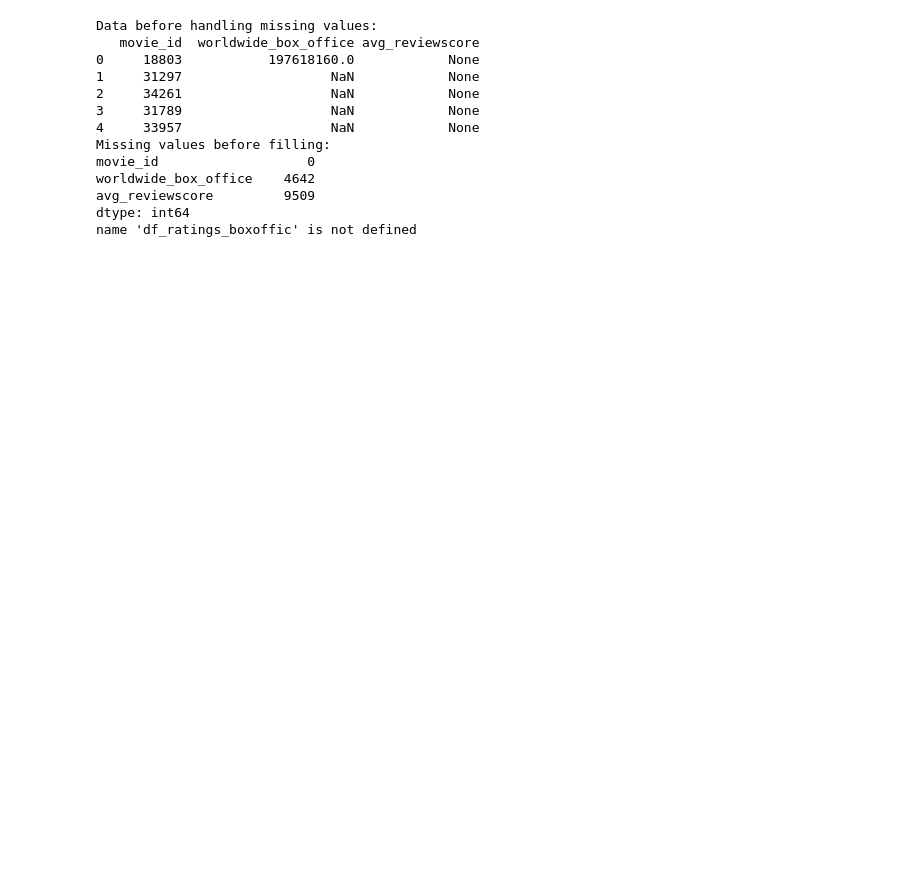
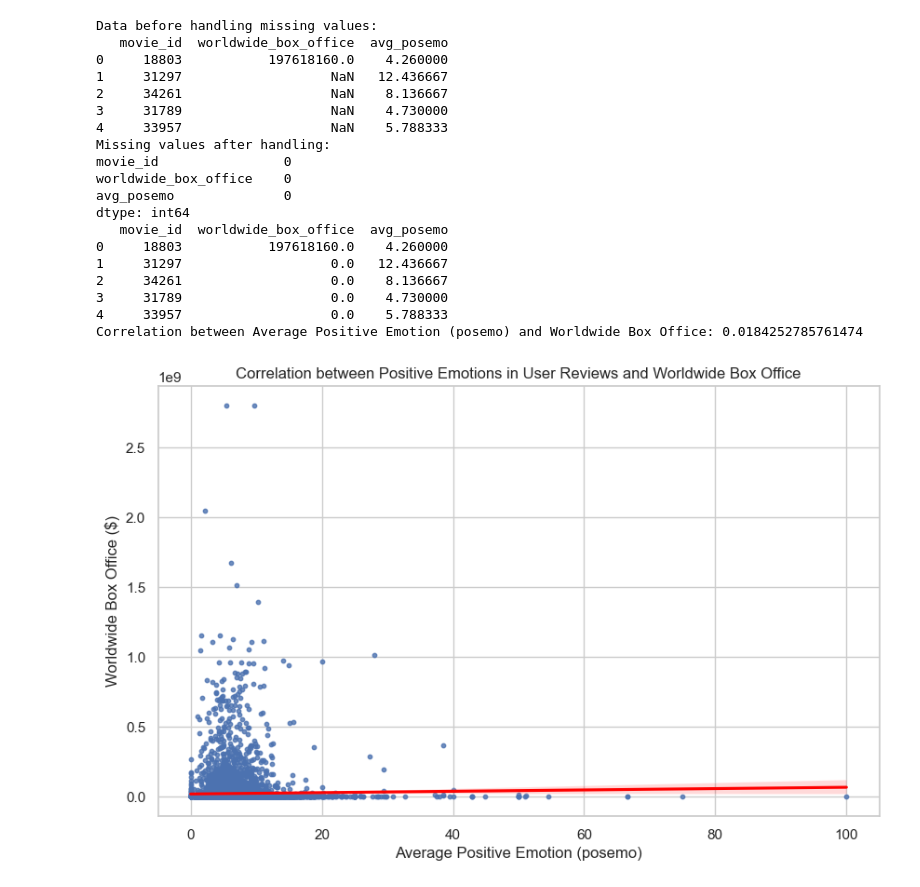
Before and after one commit to laibaaac/gbm, a Jupyter notebook: db.ipynb, the cells around one changed output. Cells and saved outputs as stored; diff of their text form; code cells hidden in the pictures; blank space fills up the shorter version.

```diff
--- a/db.ipynb
+++ b/db.ipynb
@@ -13,7 +15,7 @@ def load_config():
         'port': '5432'
     }
 
-def get_user_ratings_boxoffice_data():
+def get_posemo_boxoffice_data():
     config = load_config()
     try:
         with psycopg2.connect(**config) as conn:
@@ -22,73 +24,74 @@ def get_user_ratings_boxoffice_data():
                 SELECT
                     movie_table.movie_id,
                     movie_table.worldwideboxoffice,
-                    AVG(user_reviews.reviewscore) AS avg_reviewscore
+                    AVG(user_reviews.posemo) AS avg_posemo
                 FROM movie_table
                 JOIN user_reviews ON movie_table.movie_id = user_reviews.movie_id
-                GROUP BY movie_table.movie_id
+                WHERE user_reviews.posemo IS NOT NULL
+                GROUP BY movie_table.movie_id;
                 """
                 cur.execute(query)
 
                 rows = cur.fetchall()
-                df_ratings_boxoffice = pd.DataFrame(rows, columns=['movie_id', 'worldwide_box_office', 'avg_reviewscore'])
+                df_posemo_boxoffice = pd.DataFrame(rows, columns=['movie_id', 'worldwide_box_office', 'avg_posemo'])
 
                 print("Data before handling missing values:")
-                print(df_ratings_boxoffice.head())
+                print(df_posemo_boxoffice.head())
 
-                print("Missing values before filling:")
-                print(df_ratings_boxoffice.isna().sum())
+                df_posemo_boxoffice['worldwide_box_office'] = df_posemo_boxoffice['worldwide_box_office'].fillna(0)
 
-                # Fill missing values for avg_reviewscore with the mean
-                df_ratings_boxoffice['avg_reviewscore'] = df_ratings_boxoffice['avg_reviewscore'].fillna(df_ratings_boxoffice['avg_reviewscore'].mean())
+                print("Missing values after handling:")
+                print(df_posemo_boxoffice.isna().sum())
 
-                # Fill missing values for worldwide_box_office with 0 (or you can choose to fill with the mean as well)
-                df_ratings_boxoffice['worldwide_box_office'] = df_ratings_boxoffice['worldwide_box_office'].fillna(0)
-
-                print("Missing values after filling:")
-                print(df_ratings_boxoffice.isna().sum())
-
-                return df_ratings_boxoffice
+                return df_posemo_boxoffice
 
     except (Exception, psycopg2.DatabaseError) as error:
         print(error)
         return None
 
-def calculate_correlation(df_ratings_boxoffice):
-    correlation = df_ratings_boxoffice['worldwide_box_office'].corr(df_ratings_boxoffice['avg_reviewscore'])
-    print(f"Correlation between Average User Ratings and Worldwide Box Office: {correlation}")
+def calculate_posemo_correlation(df_posemo_boxoffice):
+    correlation = df_posemo_boxoffice['worldwide_box_office'].corr(df_posemo_boxoffice['avg_posemo'])
+    print(f"Correlation between Average Positive Emotion (posemo) and Worldwide Box Office: {correlation}")
     return correlation
 
-def plot_correlation(df_ratings_boxoffice):
+def plot_posemo_correlation(df_posemo_boxoffice):
     sns.set(style="whitegrid")
 
     plt.figure(figsize=(10, 6))
-    sns.regplot(x='avg_reviewscore', y='worldwide_box_office', data=df_ratings_boxoffice, scatter_kws={'s': 10}, line_kws={"color":"red"})
+    sns.regplot(x='avg_posemo', y='worldwide_box_office', data=df_posemo_boxoffice, scatter_kws={'s': 10}, line_kws={"color":"red"})
 
-    plt.title('Correlation between Average User Ratings and Worldwide Box Office')
-    plt.xlabel('Average User Ratings')
+    plt.title('Correlation between Positive Emotions in User Reviews and Worldwide Box Office')
+    plt.xlabel('Average Positive Emotion (posemo)')
     plt.ylabel('Worldwide Box Office ($)')
 
     plt.show()
 
 if __name__ == '__main__':
-    df_ratings_boxoffice = get_user_ratings_boxoffice_data()
-    if df_ratings_boxoffice is not None:
-        print(df_ratings_boxoffice.head())
+    df_posemo_boxoffice = get_posemo_boxoffice_data()
+    if df_posemo_boxoffice is not None:
+        print(df_posemo_boxoffice.head())
 
-        correlation = calculate_correlation(df_ratings_boxoffice)
+        correlation = calculate_posemo_correlation(df_posemo_boxoffice)
 
-        plot_correlation(df_ratings_boxoffice)
+        plot_posemo_correlation(df_posemo_boxoffice)
 # %% [output]
 Data before handling missing values:
-   movie_id  worldwide_box_office avg_reviewscore
-0     18803           197618160.0            None
-1     31297                   NaN            None
-2     34261                   NaN            None
-3     31789                   NaN            None
-4     33957                   NaN            None
-Missing values before filling:
-movie_id                   0
-worldwide_box_office    4642
-avg_reviewscore         9509
+   movie_id  worldwide_box_office  avg_posemo
+0     18803           197618160.0    4.260000
+1     31297                   NaN   12.436667
+2     34261                   NaN    8.136667
+3     31789                   NaN    4.730000
+4     33957                   NaN    5.788333
+Missing values after handling:
+movie_id                0
+worldwide_box_office    0
+avg_posemo              0
 dtype: int64
-name 'df_ratings_boxoffic' is not defined
+   movie_id  worldwide_box_office  avg_posemo
+0     18803           197618160.0    4.260000
+1     31297                   0.0   12.436667
+2     34261                   0.0    8.136667
+3     31789                   0.0    4.730000
+4     33957                   0.0    5.788333
+Correlation between Average Positive Emotion (posemo) and Worldwide Box Office: 0.0184252785761474
+[figure, added]
```
Also changed, not shown: parts of 3 cells of this notebook, 1 other file.
